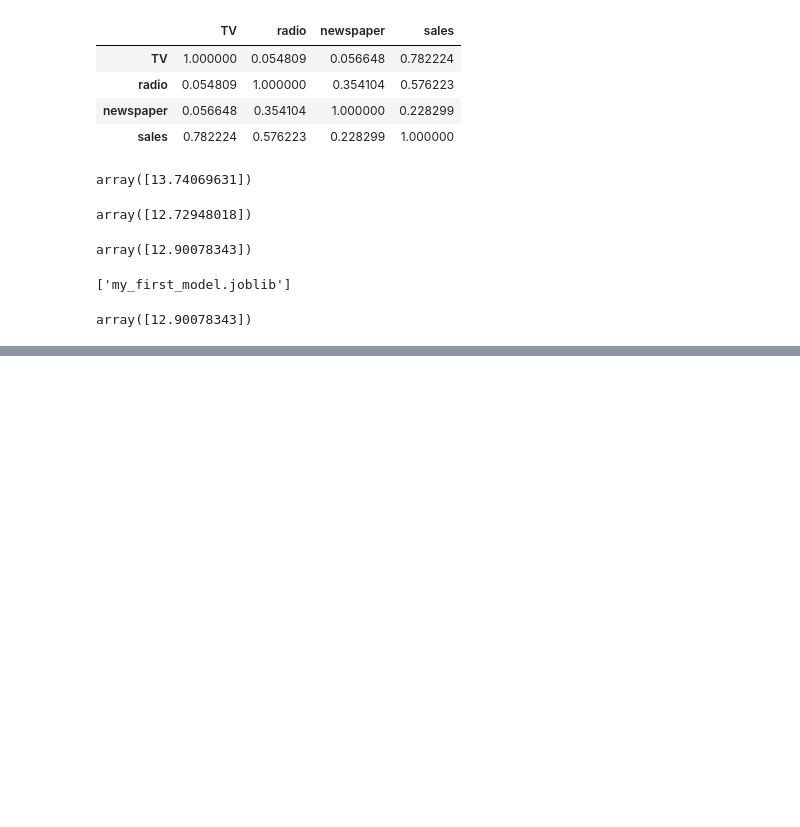
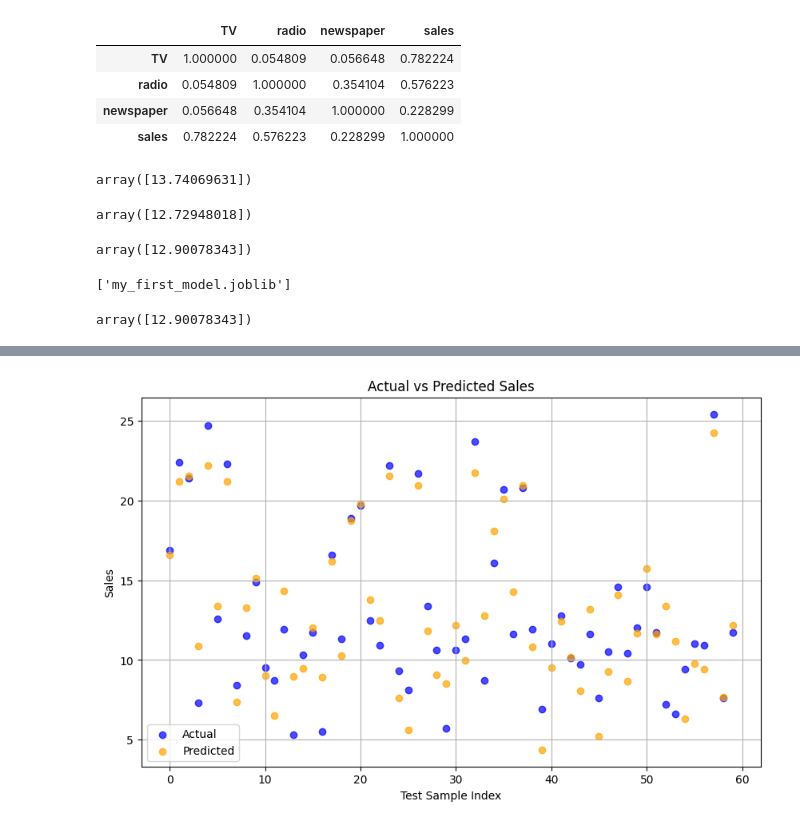
Before and after one commit to aakashkumar089/Class-notes, a Jupyter notebook: OTS_MLR.ipynb, the cells around one changed output, grey strips where cells are left out. Cells and saved outputs as stored; diff of their text form; code cells hidden in the pictures; blank space fills up the shorter version.

```diff
--- a/OTS_MLR.ipynb
+++ b/OTS_MLR.ipynb
@@ -251,0 +272,12 @@ array([12.90078343])
+# %%
+plt.figure(figsize=(10,6))
+plt.scatter(range(len(y_test)), y_test, color='blue', label='Actual', alpha=0.7)
+plt.scatter(range(len(y_test)), test_predictions, color='orange', label='Predicted', alpha=0.7)
+plt.xlabel('Test Sample Index')
+plt.ylabel('Sales')
+plt.title('Actual vs Predicted Sales')
+plt.legend()
+plt.grid(True)
+plt.show()
+# %% [output]
+[figure, added]
```
Also changed, not shown: parts of 2 cells of this notebook.
